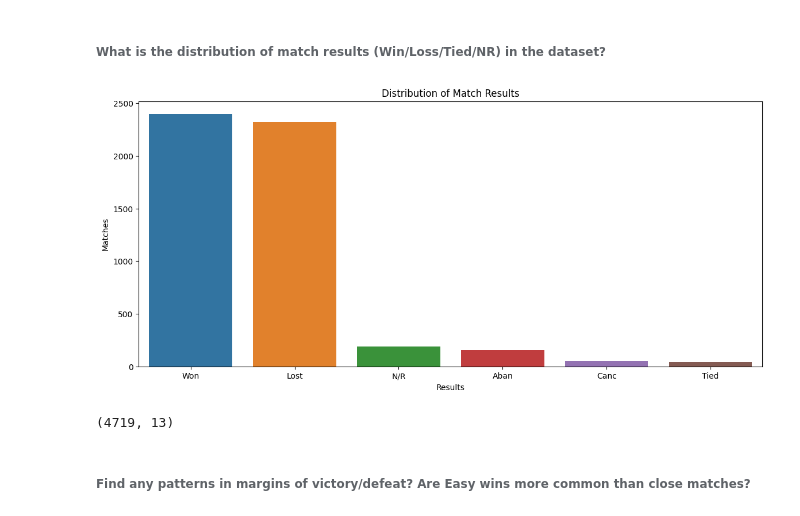
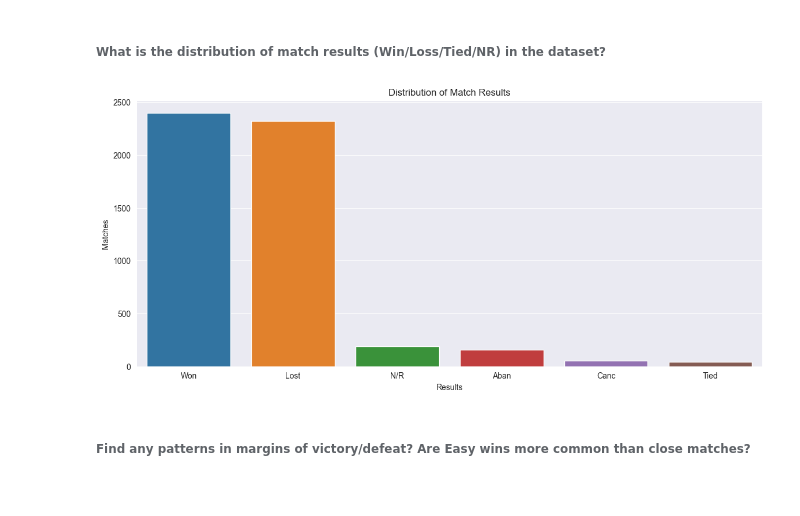
Before and after one commit to ilovedata6/cricket_ODI_analysis, a Jupyter notebook: matches.ipynb, the cells around one changed output. Saved outputs shown, nothing was run; the diff lists cells and outputs as text; code cells hidden in the pictures.

Commit message:
ODI matches

```diff
--- a/matches.ipynb
+++ b/matches.ipynb
@@ -60,4 +58,0 @@ dtype: int64 missing values
-# %%
-# Removing missing values as there are only 7 values missing
-
-matches = matches[~matches['Margin'].isna()]
@@ -63,0 +76,6 @@ matches = matches[~matches['Margin'].isna()]
+# %%
+# Removing the rows where  Data from the Dataset
+
+matches.dropna(inplace=True) # Treating Missing values
+df_margin = matches[(matches['Result']== 'Won' ) | (matches['Result'] == 'Lost')].copy()
+df_margin.head(3)
@@ -68,18 +93,14 @@ matches = matches[~matches['Margin'].isna()]
 # %%
 results = matches['Result'].value_counts().reset_index(name="matches")
 
 plt.figure(figsize=(14,6))
+sns.set_style("darkgrid")
 sns.barplot(x='Result',y='matches',data=results)
 plt.title("Distribution of Match Results")
 plt.xlabel("Results")
 plt.ylabel("Matches")
 plt.show()
 # %% [output]
-[figure, old version]
+[figure, new version]
-# %%
-win_loss = matches[(matches['Result']=='Lost') | (matches['Result']=='Won')]
-win_loss.shape
-# %% [output]
-(4719, 13)
 # %% [markdown]
 ###### Find any patterns in margins of victory/defeat? Are Easy wins more common than close matches?
```
Also changed, not shown: parts of 18 cells of this notebook, 1 other file.
